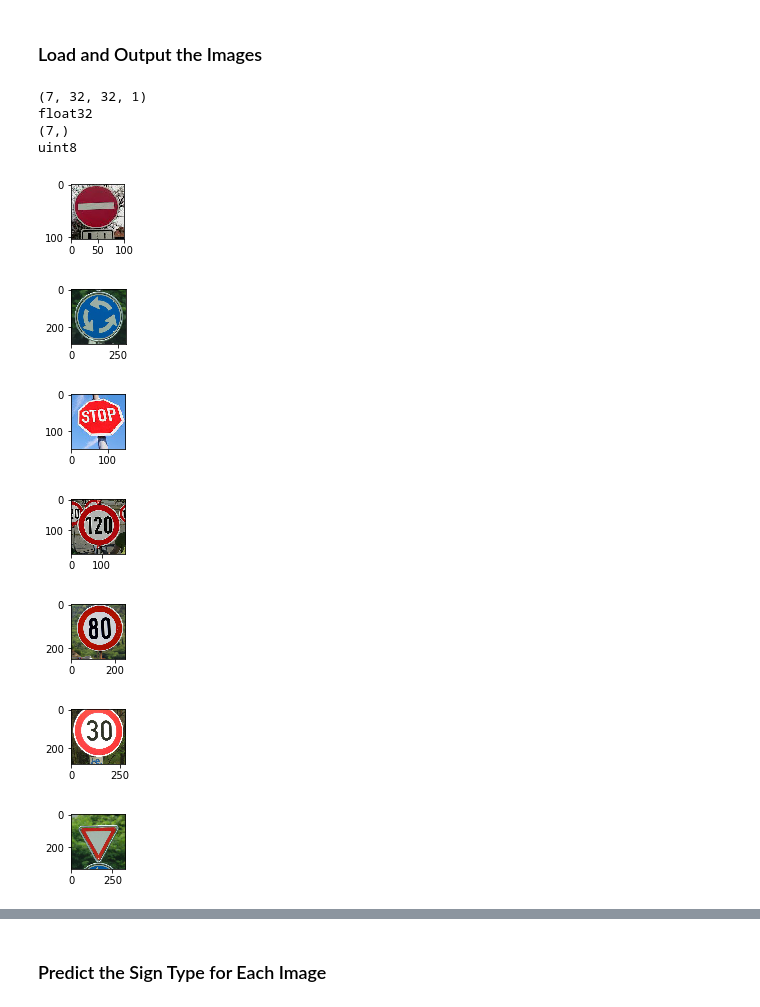
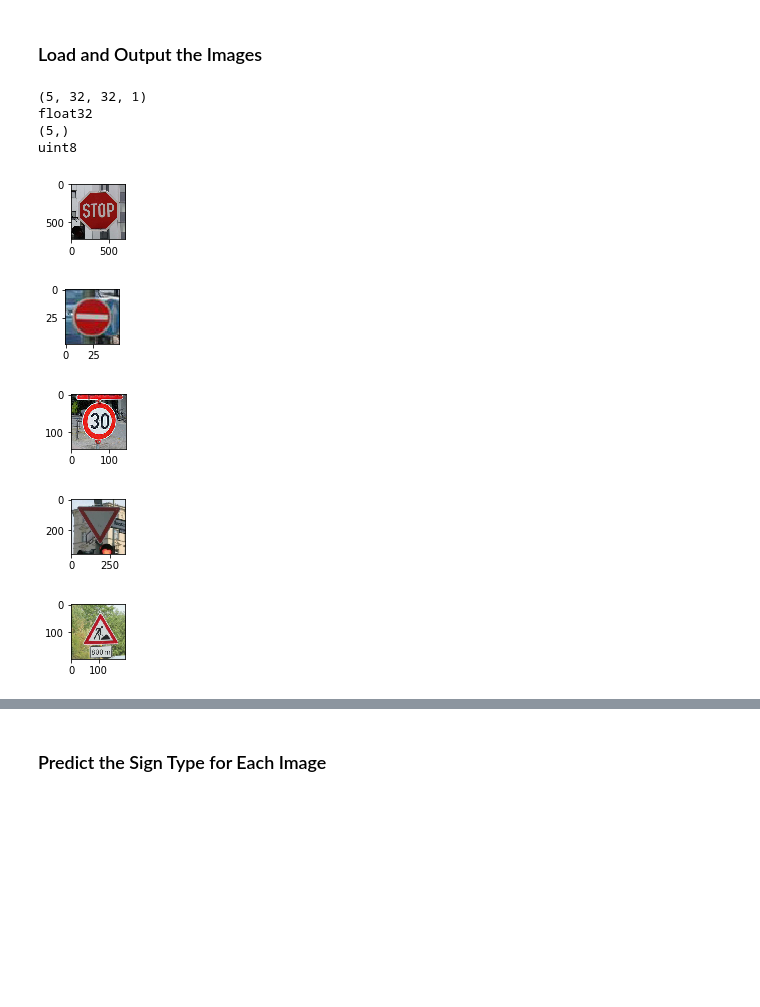
Before and after one commit to chengshy/CarND-Traffic-Sign-Classifier-Project, a Jupyter notebook: Traffic_Sign_Classifier.ipynb, the cells around one changed output, grey strips where cells are left out. Cells and saved outputs as stored; diff of their text form; code cells hidden in the pictures; blank space fills up the shorter version.

```diff
--- a/Traffic_Sign_Classifier.ipynb
+++ b/Traffic_Sign_Classifier.ipynb
@@ -318,7 +318,7 @@ BATCH_SIZE = 512
 # %%
 from tensorflow.contrib.layers import flatten
 
-def LeNet_MS(x):
+def LeNet_MS(x, keep_rate):
     # Arguments used for tf.truncated_normal, randomly defines variables for the weights and biases for each layer
     mu = 0
     sigma = 0.1
@@ -364,11 +364,12 @@ def LeNet_MS(x):
 
     #Concatenate Multi-Scale Layer Features
     # Different Version Tensorflow has different API
-    fc1 = tf.concat([fc1_1, fc1_2], 1)
+    fc1 = tf.concat(1, [fc1_1, fc1_2])
 
     # SOLUTION: Activation.
     # fc1    = tf.nn.relu(fc1)
     fc1 = tf.abs(tf.nn.tanh(fc1))
+    fc1 = tf.nn.dropout(fc1, keep_rate)
 
     # SOLUTION: Layer 4: Fully Connected. Input = 216. Output = 100.
     fc2_W  = tf.Variable(tf.truncated_normal(shape=(216, 100), mean = mu, stddev = sigma))
@@ -378,6 +379,7 @@ def LeNet_MS(x):
     # SOLUTION: Activation.
     # fc2    = tf.nn.relu(fc2)
     fc2 = tf.abs(tf.nn.tanh(fc2))
+    fc2 = tf.nn.dropout(fc2, keep_rate)
 
     # SOLUTION: Layer 5: Fully Connected. Input = 100. Output = 43.
     fc3_W  = tf.Variable(tf.truncated_normal(shape=(100, 43), mean = mu, stddev = sigma))
@@ -459,10 +461,12 @@ sets imply underfitting. A high accuracy on the training set but low accuracy on
 x = tf.placeholder(tf.float32, (None, 32, 32, 1))
 y = tf.placeholder(tf.int32, (None))
 one_hot_y = tf.one_hot(y, 43)
+keep_rate = tf.placeholder(tf.float32)
 
 rate = 0.0015
+train_drop_param = 0.75
 
-logits = LeNet_MS(x)
+logits = LeNet_MS(x, keep_rate)
 
 weight_class_flag = True
 
@@ -497,7 +501,7 @@ def evaluate(X_data, y_data):
     sess = tf.get_default_session()
     for offset in range(0, num_examples, BATCH_SIZE):
         batch_x, batch_y = X_data[offset:offset+BATCH_SIZE], y_data[offset:offset+BATCH_SIZE]
-        accuracy = sess.run(accuracy_operation, feed_dict={x: batch_x, y: batch_y})
+        accuracy = sess.run(accuracy_operation, feed_dict={x: batch_x, y: batch_y, keep_rate: 1.})
         total_accuracy += (accuracy * len(batch_x))
     return total_accuracy / num_examples
 # %%
@@ -517,7 +521,7 @@ with tf.Session() as sess:
         for offset in range(0, num_examples, BATCH_SIZE):
             end = offset + BATCH_SIZE
             batch_x, batch_y = X_train_all[offset:end], y_train_all[offset:end]
-            _, loss_val = sess.run([training_operation, loss_operation], feed_dict={x: batch_x, y: batch_y})
+            _, loss_val = sess.run([training_operation, loss_operation], feed_dict={x: batch_x, y: batch_y, keep_rate: train_drop_param})
         t2 = time.time()
         validation_accuracy = evaluate(X_valid, y_valid)
         train_accuracy = evaluate(X_train_all, y_train_all)
@@ -609,30 +613,28 @@ def preprocess_images_to_dataset(images):
         dataset[i] = image_preprocess(image) / 255.
     return dataset.reshape(len(images), 32, 32, 1)
 # %%
-folder_name = './web_test_images'
+folder_name = './web_test_image'
 web_test_images = load_images_from_folder(folder_name)
 
 ## Show the orignal images
 for web_test_image in web_test_images:
     fig = plt.figure(figsize=(1,1))
     plt.imshow(web_test_image)
 
 ## Preprocess the images
 X_web = preprocess_images_to_dataset(web_test_images)
 print(X_web.shape)
 print(X_web.dtype)
-y_web = np.array([17, 40, 17, 8, 5, 1, 13], dtype=np.uint8)
+y_web = np.array([14, 17, 1, 13, 25], dtype=np.uint8)
 print(y_web.shape)
 print(y_web.dtype)
 # %% [output]
-(7, 32, 32, 1)
+(5, 32, 32, 1)
 float32
-(7,)
+(5,)
 uint8
-[figure, old version]
+[figure, new version]
-[figure, old version]
+[figure, new version]
-[figure, old version]
+[figure, new version]
-[figure, old version]
+[figure, new version]
-[figure, old version]
+[figure, new version]
-[figure, removed]
-[figure, removed]
```
Also changed, not shown: parts of 8 cells of this notebook, 12 other files.
